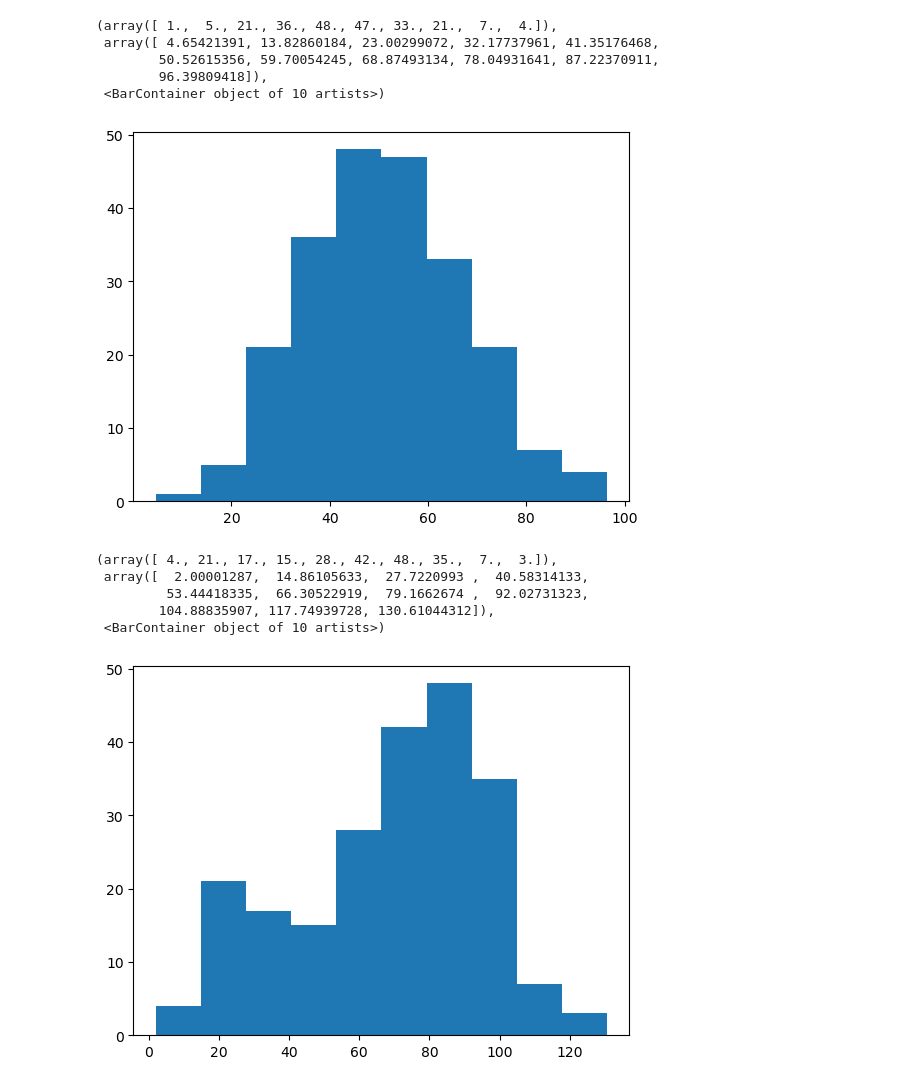
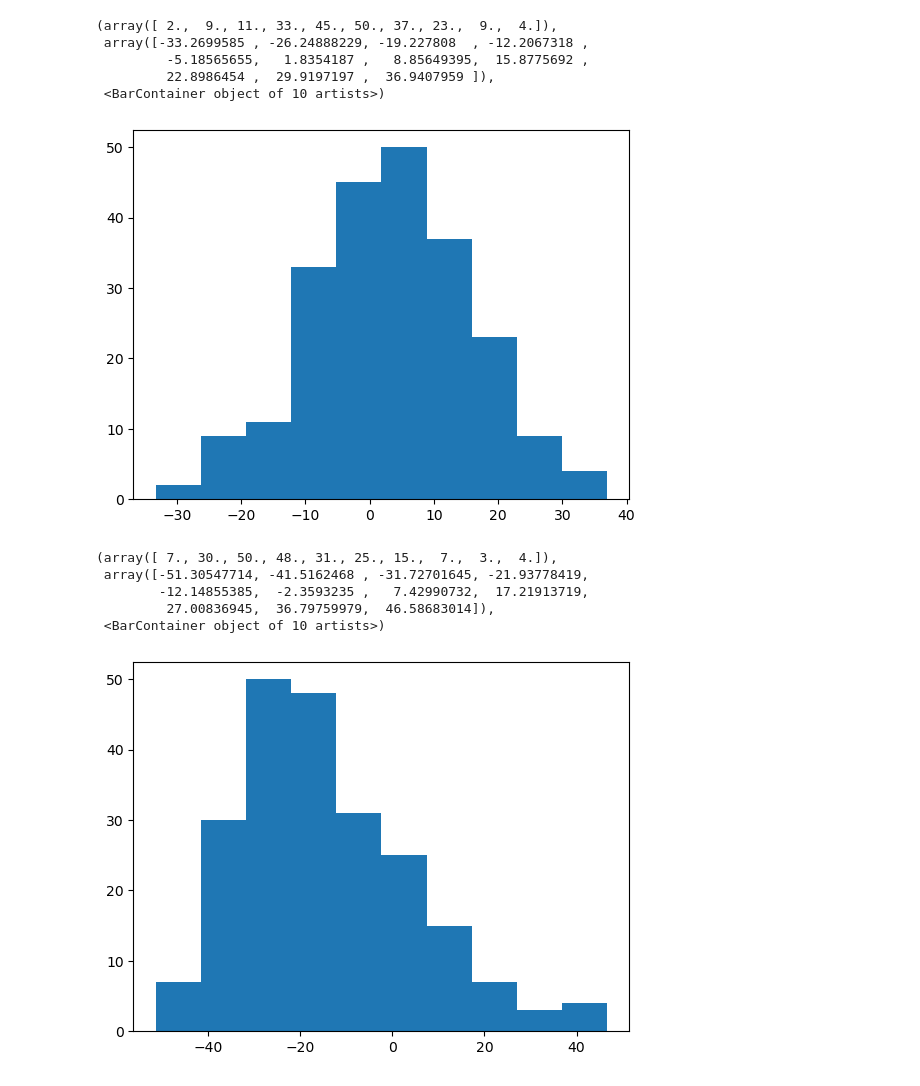
Before and after one commit to andrewcmerwin/ChirpChecker, a Jupyter notebook: MFCC_average_and_variance.ipynb, the cells around one changed output. Cells and saved outputs as stored; diff of their text form; code cells hidden in the pictures.

```diff
--- a/MFCC_average_and_variance.ipynb
+++ b/MFCC_average_and_variance.ipynb
@@ -40,3 +44,6 @@ for name in filename_list:
+# %%
+#Start here
+df2 = pd.read_csv('MLNS_with_mfcc_stats_05242024.csv')
 # %%
 df2['scientific_name'].value_counts()
 # %% [output]
@@ -81,18 +81,18 @@ plt.hist(df2.loc[df2['scientific_name'] == 'Gryllus']['mfcc_3_avg'])
 # %%
-plt.hist(df2.loc[df2['scientific_name'] == 'Gryllus rubens']['mfcc_3_avg'])
+plt.hist(df2.loc[df2['scientific_name'] == 'Gryllus rubens']['mfcc_10_avg'])
 # %% [output]
-(array([ 1.,  5., 21., 36., 48., 47., 33., 21.,  7.,  4.]),
- array([ 4.65421391, 13.82860184, 23.00299072, 32.17737961, 41.35176468,
-        50.52615356, 59.70054245, 68.87493134, 78.04931641, 87.22370911,
-        96.39809418]),
+(array([ 2.,  9., 11., 33., 45., 50., 37., 23.,  9.,  4.]),
+ array([-33.2699585 , -26.24888229, -19.227808  , -12.2067318 ,
+         -5.18565655,   1.8354187 ,   8.85649395,  15.8775692 ,
+         22.8986454 ,  29.9197197 ,  36.9407959 ]),
  <BarContainer object of 10 artists>)
-[figure, old version]
+[figure, new version]
 # %%
-plt.hist(df2.loc[df2['scientific_name'] == 'Oecanthus quadripunctatus']['mfcc_3_avg'])
+plt.hist(df2.loc[df2['scientific_name'] == 'Oecanthus quadripunctatus']['mfcc_10_avg'])
 # %% [output]
-(array([ 4., 21., 17., 15., 28., 42., 48., 35.,  7.,  3.]),
- array([  2.00001287,  14.86105633,  27.7220993 ,  40.58314133,
-         53.44418335,  66.30522919,  79.1662674 ,  92.02731323,
-        104.88835907, 117.74939728, 130.61044312]),
+(array([ 7., 30., 50., 48., 31., 25., 15.,  7.,  3.,  4.]),
+ array([-51.30547714, -41.5162468 , -31.72701645, -21.93778419,
+        -12.14855385,  -2.3593235 ,   7.42990732,  17.21913719,
+         27.00836945,  36.79759979,  46.58683014]),
  <BarContainer object of 10 artists>)
-[figure, old version]
+[figure, new version]
```
Also changed, not shown: parts of 9 cells of this notebook, 1 other file.
